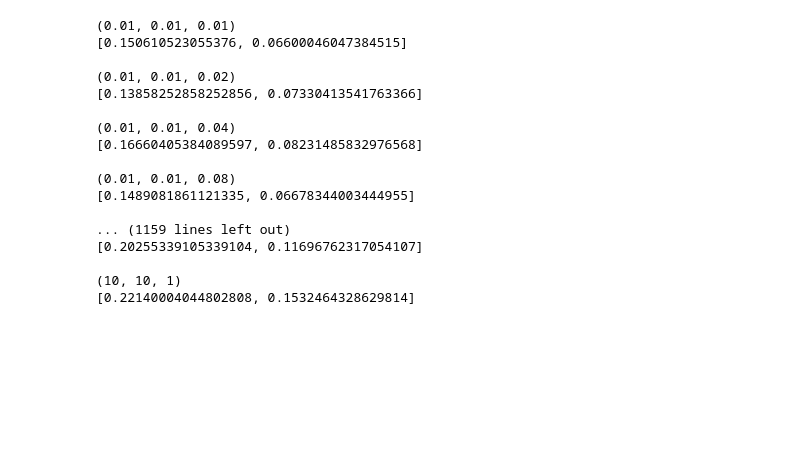
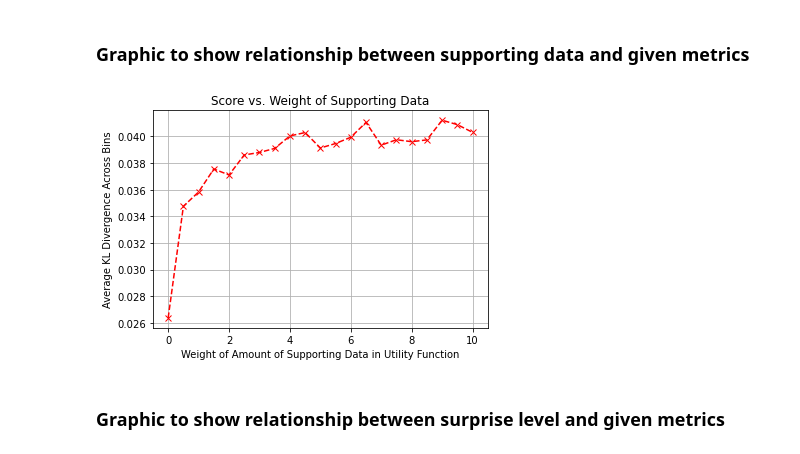
Before and after one commit to MarinaMancoridis/Thesis, a Jupyter notebook: Thesis_Simulations/analysis.ipynb, the cells around one changed output. Drawn from its saved outputs; the diff is of its cells as text; code cells hidden in the pictures; blank space fills up the shorter version.

```diff
--- a/Thesis_Simulations/analysis.ipynb
+++ b/Thesis_Simulations/analysis.ipynb
@@ -16,26 +17,3 @@ file = open("/Users/marinamancoridis/Thesis/Thesis_Simulations/publishing_polici
 outputs = pickle.load(file)
-# %%
-
-
-for i in outputs:
-    print(i)
-    print(outputs[i])
-    print()
-# %% [output]
-(0.01, 0.01, 0.01)
-[0.150610523055376, 0.06600046047384515]
-
-(0.01, 0.01, 0.02)
-[0.13858252858252856, 0.07330413541763366]
-
-(0.01, 0.01, 0.04)
-[0.16660405384089597, 0.08231485832976568]
-
-(0.01, 0.01, 0.08)
-[0.1489081861121335, 0.06678344003444955]
-
-... (1159 lines left out)
-[0.20255339105339104, 0.11696762317054107]
-
-(10, 10, 1)
-[0.22140004044802808, 0.1532464328629814]
+# %% [markdown]
+### Graphic to show relationship between supporting data and given metrics
@@ -41,0 +37,35 @@ for i in outputs:
+# %%
+grouped_data = defaultdict(list)
+
+for i in outputs:
+    grouped_data[i[0]].append(outputs[i][1])
+
+median_values = []
+
+for key, values in grouped_data.items():
+    median = statistics.median(values)
+    median_values.append((key, median))
+
+median_values.sort(key=lambda x: x[0])
+
+y2 = []
+for key in median_values:
+    y2.append(key[1])
+# %%
+x = np.linspace(0, 10, 21)
+
+# plt.plot(x, y1, label='Arm Score', marker='o', linestyle='-', color='blue')
+plt.plot(x, y2, marker='x', linestyle='--', color='red')
+
+plt.xlabel('Weight of Amount of Supporting Data in Utility Function')
+plt.ylabel('Average KL Divergence Across Bins')
+plt.title('Score vs. Weight of Supporting Data')
+
+# plt.legend()
+
+plt.grid(True)
+plt.show()
+# %% [output]
+[figure, added]
+# %% [markdown]
+### Graphic to show relationship between surprise level and given metrics
```
Also changed, not shown: parts of 20 cells of this notebook, 6 other files.
